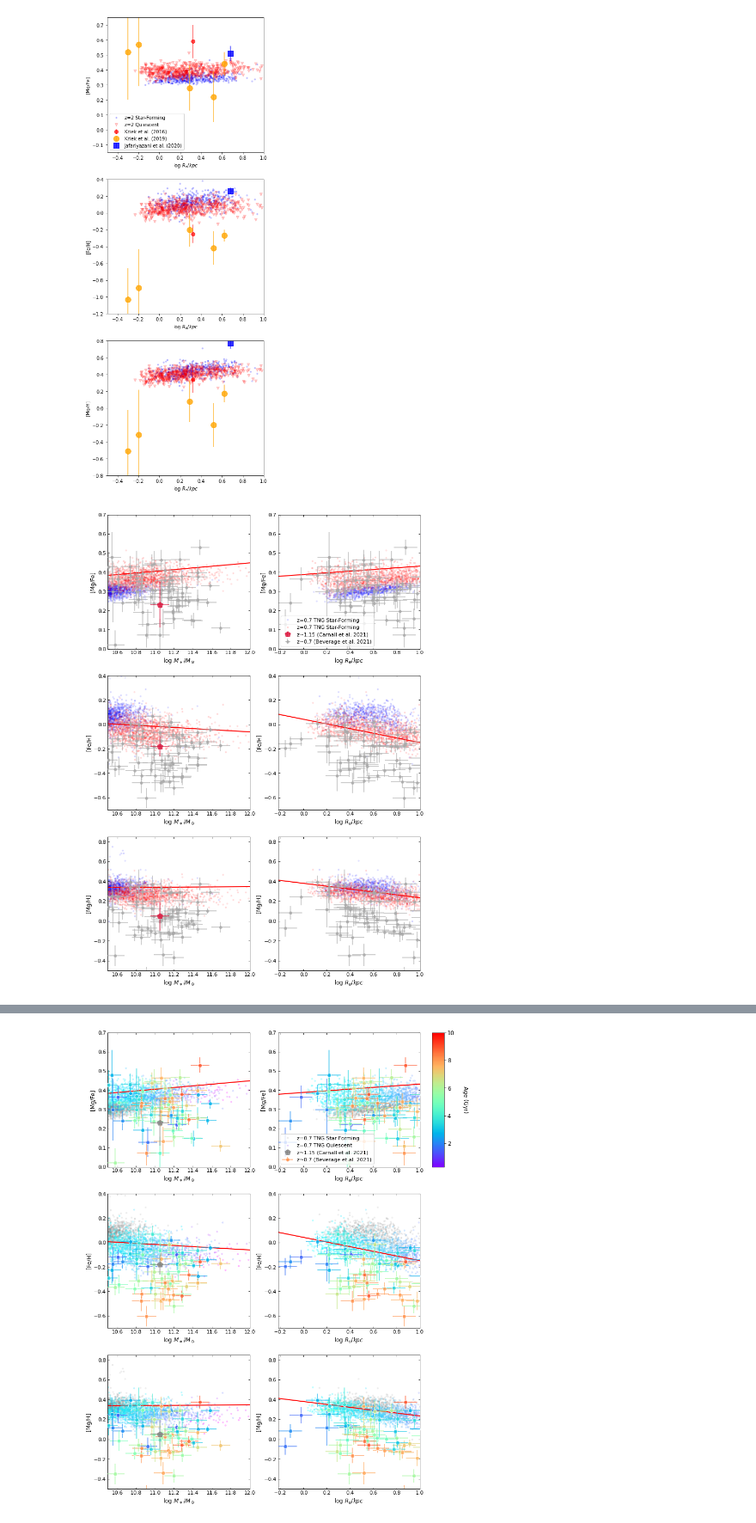
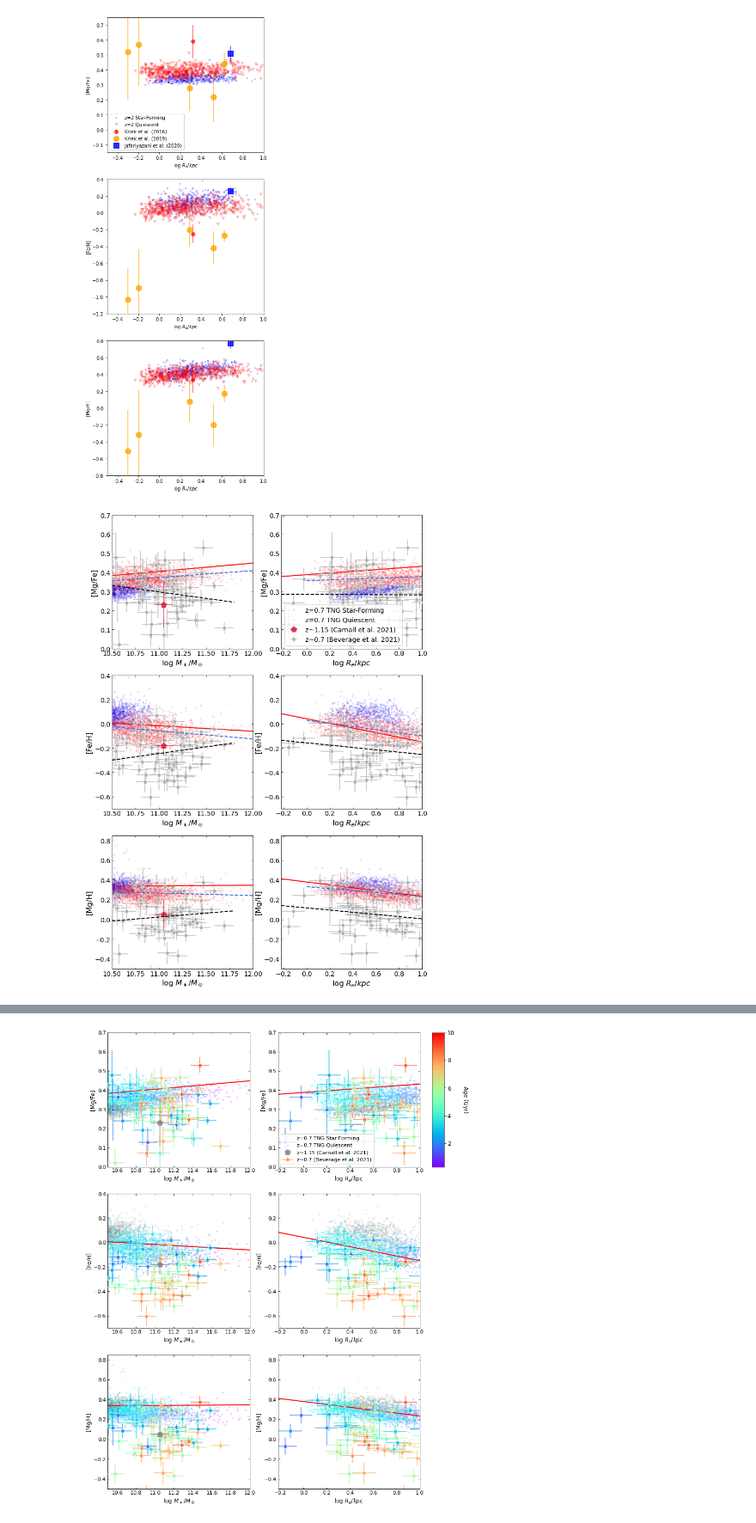
Before and after one commit to jk3sxp/Pathak_2021, a Jupyter notebook: z=0.7_Observations.ipynb, the cells around one changed output, grey strips where cells are left out. Shown at 86% size. Saved outputs shown, nothing was run; the diff lists cells and outputs as text; code cells hidden in the pictures.

```diff
--- a/z=0.7_Observations.ipynb
+++ b/z=0.7_Observations.ipynb
@@ -802,6 +1258,12 @@ axs[0][0].plot(total_mass[quiescent_selection], MgFe_Re[quiescent_selection], 'r
 
 xx = np.array([10.5, 12])
 axs[0][0].plot(xx, func(xx, *params[0]), '-', color='r', linewidth=2)
+optParam, pcov = curve_fit(func, total_mass[quiescent_selection], MgFe_Re[quiescent_selection])
+optParam2, pcov2 = curve_fit(func, bev21['logMstar'], bev21['[Mg/Fe]'], sigma=bev21['[Mg/Fe]_err'])
+xx2 = xx
+xx3 = np.array([10.5, 11.8])
+axs[0][0].plot(xx2, func(xx2, *optParam), '--', color='royalblue', linewidth=2, zorder=1000)
+axs[0][0].plot(xx3, func(xx3, *optParam2), '--', color='black', linewidth=2, zorder=1000)
 
 #fit line
 # optParam, pcov = curve_fit(func, total_mass[quiescent_selection], MgFe_Re[quiescent_selection])
@@ -835,6 +1297,10 @@ axs[1][0].plot(total_mass[quiescent_selection], FeH_Re[quiescent_selection], 'r.
 
 xx = np.array([10.5, 12])
 axs[1][0].plot(xx, func(xx, *params[1]), '-', color='r', linewidth=2)
+optParam, pcov = curve_fit(func, total_mass[quiescent_selection], FeH_Re[quiescent_selection])
+optParam2, pcov2 = curve_fit(func, bev21['logMstar'], bev21['[Fe/H]'], sigma=bev21['[Fe/H]_err'])
+axs[1][0].plot(xx2, func(xx2, *optParam), '--', color='royalblue', linewidth=2, zorder=1000)
+axs[1][0].plot(xx3, func(xx3, *optParam2), '--', color='black', linewidth=2, zorder=1000)
 
 # #fit line
 # optParam, pcov = curve_fit(func, total_mass[quiescent_selection], FeH_Re[quiescent_selection])
@@ -867,12 +1333,13 @@ xx = np.array([10.5, 12])
 axs[2][0].plot(xx, func(xx, *params[2]), '-', color='r', linewidth=2)
 
 #fit line
-# optParam, pcov = curve_fit(func, total_mass[quiescent_selection], MgH_Re[quiescent_selection])
+optParam, pcov = curve_fit(func, total_mass[quiescent_selection], MgH_Re[quiescent_selection])
 # axs[2][0].plot(xx, func(xx, *optParam), '-', color='k', linewidth=2)
 
-# optParam2, pcov2 = curve_fit(func, bev21['logMstar'], bev21['[Mg/H]'], sigma=bev21['[Mg/H]_err'])
+optParam2, pcov2 = curve_fit(func, bev21['logMstar'], bev21['[Mg/H]'], sigma=bev21['[Mg/H]_err'])
 # axs[2][0].plot(xx, func(xx, *optParam2), '-', color='gray', linewidth=2)
-
+axs[2][0].plot(xx2, func(xx2, *optParam), '--', color='royalblue', linewidth=2, zorder=1000)
+axs[2][0].plot(xx3, func(xx3, *optParam2), '--', color='black', linewidth=2, zorder=1000)
 # print('ax[2][0]')
 # print(optParam, optParam2)
 
@@ -893,18 +1360,21 @@ axs[2][0].set(xlabel=r'log $M_\ast/M_\odot$', ylabel='[Mg/H]',
 axs[0][1].plot(np.log10(halfmass_radius[starforming_selection]), MgFe_Re[starforming_selection], 'b.',
             alpha=alpha, label='z='+str(redshift)+' TNG Star-Forming', markersize=markersize, zorder=0)
 axs[0][1].plot(np.log10(halfmass_radius[quiescent_selection]), MgFe_Re[quiescent_selection], 'r.',
-            alpha=alpha, label='z='+str(redshift)+' TNG Star-Forming', markersize=markersize, zorder=0)
+            alpha=alpha, label='z='+str(redshift)+' TNG Quiescent', markersize=markersize, zorder=0)
 
 xx = np.array([-0.22, 1.0])
 axs[0][1].plot(xx, func(xx, *params[3]), '-', color='r', linewidth=2)
 
 #fit line
-# optParam, pcov = curve_fit(func, np.log10(halfmass_radius[quiescent_selection]), MgFe_Re[quiescent_selection])
+optParam, pcov = curve_fit(func, np.log10(halfmass_radius[quiescent_selection]), MgFe_Re[quiescent_selection])
 # axs[0][1].plot(xx, func(xx, *optParam), '-', color='k', linewidth=2)
 
-# optParam2, pcov2 = curve_fit(func, np.log10(bev21['Re']), bev21['[Mg/Fe]'], sigma=bev21['[Mg/Fe]_err'])
+optParam2, pcov2 = curve_fit(func, np.log10(bev21['Re']), bev21['[Mg/Fe]'], sigma=bev21['[Mg/Fe]_err'])
 # axs[0][1].plot(xx, func(xx, *optParam2), '-', color='gray', linewidth=2)
-
+xx2 = np.array([0.0, 1.0])
+xx3 = xx
+axs[0][1].plot(xx2, func(xx2, *optParam), '--', color='royalblue', linewidth=2, zorder=1000)
+axs[0][1].plot(xx3, func(xx3, *optParam2), '--', color='black', linewidth=2, zorder=1000)
 # print('ax[0][1]')
 # print(optParam, optParam2)
 
@@ -930,12 +1400,13 @@ xx = np.array([-0.22, 1.0])
 axs[1][1].plot(xx, func(xx, *params[4]), '-', color='r', linewidth=2)
 
 # #fit line
-# optParam, pcov = curve_fit(func, np.log10(halfmass_radius[quiescent_selection]), FeH_Re[quiescent_selection])
+optParam, pcov = curve_fit(func, np.log10(halfmass_radius[quiescent_selection]), FeH_Re[quiescent_selection])
 # axs[1][1].plot(xx, func(xx, *optParam), '-', color='k', linewidth=2)
 
-# optParam2, pcov2 = curve_fit(func, np.log10(bev21['Re']), bev21['[Fe/H]'], sigma=bev21['[Fe/H]_err'])
+optParam2, pcov2 = curve_fit(func, np.log10(bev21['Re']), bev21['[Fe/H]'], sigma=bev21['[Fe/H]_err'])
 # axs[1][1].plot(xx, func(xx, *optParam2), '-', color='gray', linewidth=2)
-
+axs[1][1].plot(xx2, func(xx2, *optParam), '--', color='royalblue', linewidth=2, zorder=1000)
+axs[1][1].plot(xx3, func(xx3, *optParam2), '--', color='black', linewidth=2, zorder=1000)
 # print('ax[1][1]')
 # print(optParam, optParam2)
 
@@ -954,34 +1425,35 @@ axs[1][1].set(xlabel=r'log $R_e / kpc$', ylabel='[Fe/H]',
 axs[2][1].plot(np.log10(halfmass_radius[starforming_selection]), MgH_Re[starforming_selection], 'b.',
             alpha=alpha, markersize=markersize, zorder=0)
 axs[2][1].plot(np.log10(halfmass_radius[quiescent_selection]), MgH_Re[quiescent_selection], 'r.',
             alpha=alpha, markersize=markersize, zorder=0)
 
 xx = np.array([-0.22, 1.0])
 axs[2][1].plot(xx, func(xx, *params[5]), '-', color='r', linewidth=2)
 
 #fit line
-# optParam, pcov = curve_fit(func, np.log10(halfmass_radius[quiescent_selection]), MgH_Re[quiescent_selection])
+optParam, pcov = curve_fit(func, np.log10(halfmass_radius[quiescent_selection]), MgH_Re[quiescent_selection])
 # axs[2][1].plot(xx, func(xx, *optParam), '-', color='k', linewidth=2)
 
-# optParam2, pcov2 = curve_fit(func, np.log10(bev21['Re']), bev21['[Mg/H]'], sigma=bev21['[Mg/H]_err'])
+optParam2, pcov2 = curve_fit(func, np.log10(bev21['Re']), bev21['[Mg/H]'], sigma=bev21['[Mg/H]_err'])
 # axs[2][1].plot(xx, func(xx, *optParam2), '-', color='gray', linewidth=2)
-
+axs[2][1].plot(xx2, func(xx2, *optParam), '--', color='royalblue', linewidth=2, zorder=1000)
+axs[2][1].plot(xx3, func(xx3, *optParam2), '--', color='black', linewidth=2, zorder=1000)
 # print('ax[2][1]')
 # print(optParam, optParam2)
 
 # observations
 for s in samples:
     axs[2][1].errorbar(np.log10(s['Re']), s['[Mg/H]'], xerr=s['x_err'], yerr=s['[Mg/H]_err'], **s.meta)
 
 axs[2][1].set(xlabel=r'log $R_e / kpc$', ylabel='[Mg/H]',
       ylim=[-0.5, 0.85], xlim=[-0.22, 1.0])
 
 plt.rcParams['axes.labelsize'] = fts
 for bip in axs:
     for bop in bip:
         bop.tick_params(direction='in', which='both', labelsize=ftss, bottom=True, top=True, left=True, right=True)
 
 plt.savefig('2022 FIGURES\z0p7_bigcheddar.png', dpi=100, bbox_inches='tight')
 plt.show()
 # %% [output]
-[figure, old version]
+[figure, new version]
```
Also changed, not shown: parts of 8 cells of this notebook, 21 other files.
